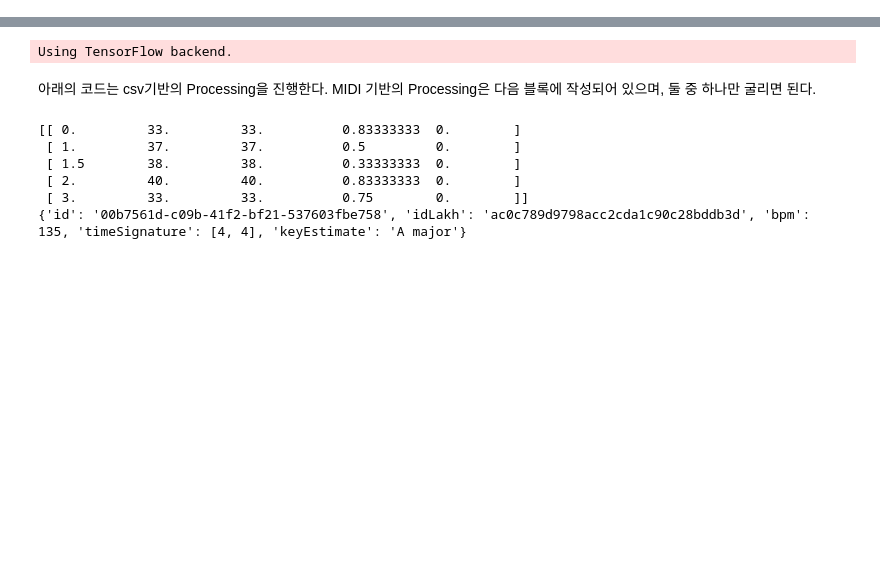
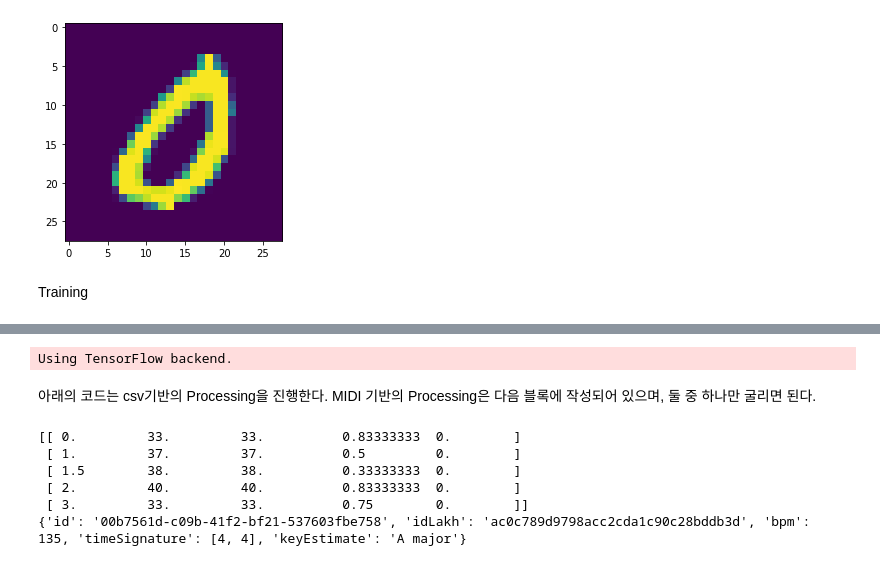
Before and after one commit to slslslrhfem/MIDIgentutorial, a Jupyter notebook: MIDI_GAN_tutorial.ipynb, the cells around one changed output, grey strips where cells are left out. Drawn from its saved outputs; the diff is of its cells as text; code cells hidden in the pictures; blank space fills up the shorter version.

```diff
--- a/MIDI_GAN_tutorial.ipynb
+++ b/MIDI_GAN_tutorial.ipynb
@@ -0,0 +87,33 @@
+# %%
+# Loss function
+adversarial_loss = torch.nn.BCELoss()
+
+# Initialize generator and discriminator
+generator = Generator()
+discriminator = Discriminator()
+
+if cuda:
+    generator.cuda()
+    discriminator.cuda()
+    adversarial_loss.cuda()
+
+# Configure data loader
+os.makedirs("../../data/mnist", exist_ok=True)
+dataloader = torch.utils.data.DataLoader(
+    datasets.MNIST(
+        "../../data/mnist",
+        train=True,
+        download=True,
+        transform=transforms.Compose(
+            [transforms.Resize(opt.img_size), transforms.ToTensor(), transforms.Normalize([0.5], [0.5])]
+        ),
+    ),
+    batch_size=opt.batch_size,
+    shuffle=True,
+)
+
+# Optimizers
+optimizer_G = torch.optim.Adam(generator.parameters(), lr=opt.lr, betas=(opt.b1, opt.b2))
+optimizer_D = torch.optim.Adam(discriminator.parameters(), lr=opt.lr, betas=(opt.b1, opt.b2))
+
+Tensor = torch.cuda.FloatTensor if cuda else torch.FloatTensor
@@ -0,0 +136,9 @@
+# %%
+from matplotlib import pyplot as plt
+for imgs, _ in dataloader:
+  plt.imshow(imgs[0].reshape((28,28)))
+  break
+# %% [output]
+[figure, added]
+# %% [markdown]
+Training
```
Also changed, not shown: parts of 57 cells of this notebook, 28 other files.
